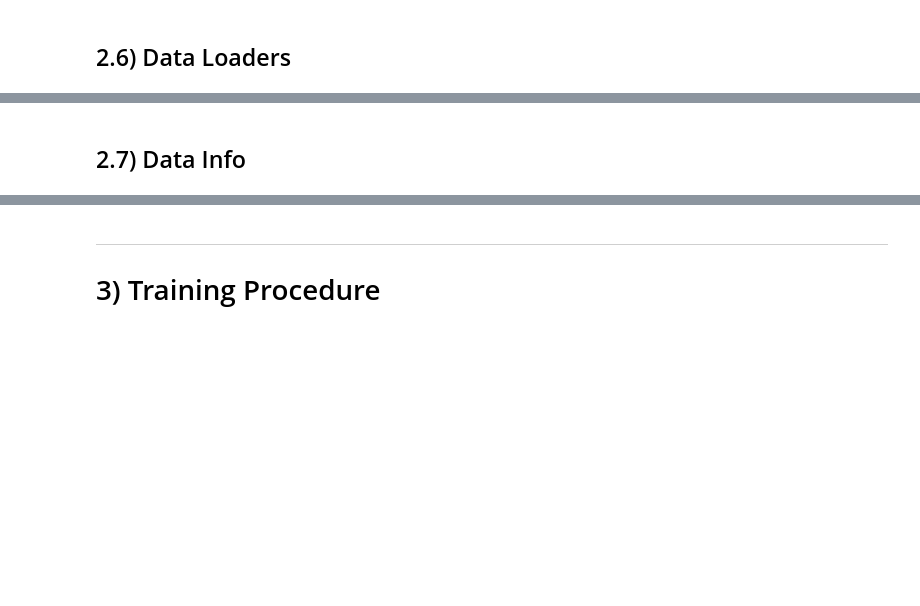
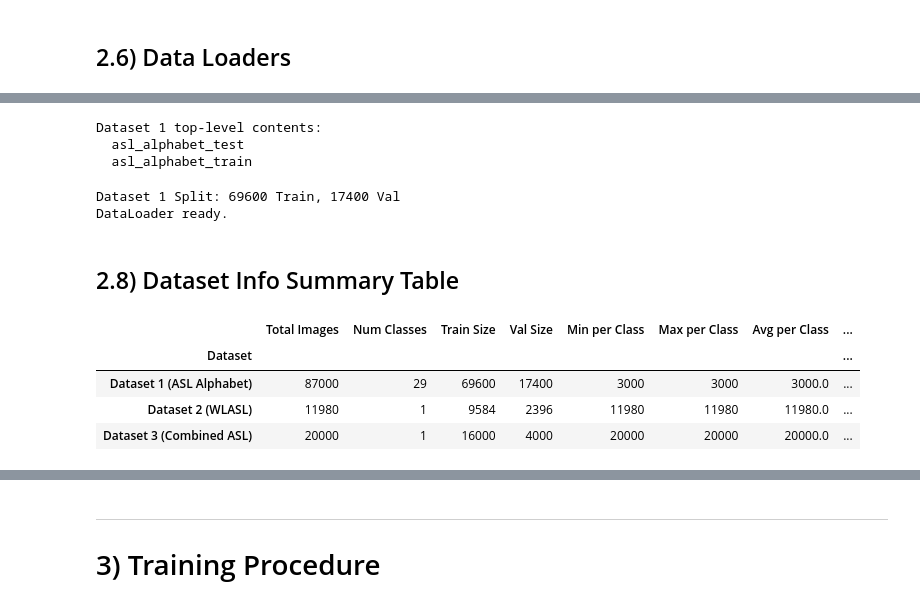
Before and after one commit to RealBJr/sign-language-classifier, a Jupyter notebook: model.ipynb, the cells around one changed output, grey strips where cells are left out. Cells and saved outputs as stored; diff of their text form; code cells hidden in the pictures; blank space fills up the shorter version.

```diff
--- a/model.ipynb
+++ b/model.ipynb
@@ -416,15 +464,15 @@ data_transforms = transforms.Compose([
 # %%
 from torchvision import datasets
 
-local_project_path = os.path.join(os.getcwd(), 'SignLanguageProject')
+dataset_path = os.path.join(os.getcwd(), 'datasets')
 
 train_dataset2 = datasets.ImageFolder(
-    root=os.path.join(local_project_path, 'dataset2_images'),
+    root=os.path.join(dataset_path, 'dataset2_images'),
     transform=data_transforms
 )
 
 train_dataset3 = datasets.ImageFolder(
-    root=os.path.join(local_project_path, 'dataset3_subsampled'),
+    root=os.path.join(dataset_path, 'dataset3_subsampled'),
     transform=data_transforms
 )
 
@@ -461,0 +521,15 @@ print("DataLoaders ready for training.")
+# %%
+import os
+from torchvision import datasets
+
+dataset_path = os.path.join(os.getcwd(), 'datasets')
+dataset1_path = os.path.join(dataset_path, 'dataset1')
+
+# Explore dataset1 structure to find the correct root for ImageFolder
+print("Dataset 1 top-level contents:")
+for item in os.listdir(dataset1_path):
+    print(f"  {item}")
+# %% [output]
+Dataset 1 top-level contents:
+  asl_alphabet_test
+  asl_alphabet_train
@@ -462,2 +553,55 @@ print("DataLoaders ready for training.")
+# %%
+from torch.utils.data import random_split, DataLoader
+
+# Split Dataset 1
+train_size1 = int(0.8 * len(train_dataset1))
+val_size1 = len(train_dataset1) - train_size1
+ds1_train, ds1_val = random_split(train_dataset1, [train_size1, val_size1])
+
+# DataLoaders for Dataset 1
+train_loader1 = DataLoader(ds1_train, batch_size=32, shuffle=True, num_workers=4, pin_memory=True)
+val_loader1 = DataLoader(ds1_val, batch_size=32, num_workers=4, pin_memory=True)
+
+print(f"Dataset 1 Split: {train_size1} Train, {val_size1} Val")
+print("DataLoader ready.")
+# %% [output]
+Dataset 1 Split: 69600 Train, 17400 Val
+DataLoader ready.
 # %% [markdown]
-## 2.7) Data Info
+## 2.8) Dataset Info Summary Table
+# %%
+import pandas as pd
+from collections import Counter
+
+def get_dataset_info(name, dataset, train_subset, val_subset):
+    """Gather summary info for a dataset."""
+    class_counts = Counter([dataset.targets[i] for i in range(len(dataset))])
+    counts = list(class_counts.values())
+    return {
+        'Dataset': name,
+        'Total Images': len(dataset),
+        'Num Classes': len(dataset.classes),
+        'Train Size': len(train_subset),
+        'Val Size': len(val_subset),
+        'Min per Class': min(counts),
+        'Max per Class': max(counts),
+        'Avg per Class': round(sum(counts) / len(counts), 1),
+        'Classes (sample)': ', '.join(dataset.classes[:5]) + '...'
+    }
+
+# will retrieve info from  data loaders
+info = [
+    get_dataset_info('Dataset 1 (ASL Alphabet)', train_dataset1, ds1_train, ds1_val),
+    get_dataset_info('Dataset 2 (WLASL)', train_dataset2, ds2_train, ds2_val),
+    get_dataset_info('Dataset 3 (Combined ASL)', train_dataset3, ds3_train, ds3_val),
+]
+
+info_df = pd.DataFrame(info)
+info_df.set_index('Dataset', inplace=True)
+info_df
+# %% [output]
+|  | Total Images | Num Classes | Train Size | Val Size | Min per Class | Max per Class | Avg per Class | ... |
+| Dataset |  |  |  |  |  |  |  | ... |
+| Dataset 1 (ASL Alphabet) | 87000 | 29 | 69600 | 17400 | 3000 | 3000 | 3000.0 | ... |
+| Dataset 2 (WLASL) | 11980 | 1 | 9584 | 2396 | 11980 | 11980 | 11980.0 | ... |
+| Dataset 3 (Combined ASL) | 20000 | 1 | 16000 | 4000 | 20000 | 20000 | 20000.0 | ... |
```
Also changed, not shown: parts of 44 cells of this notebook.
